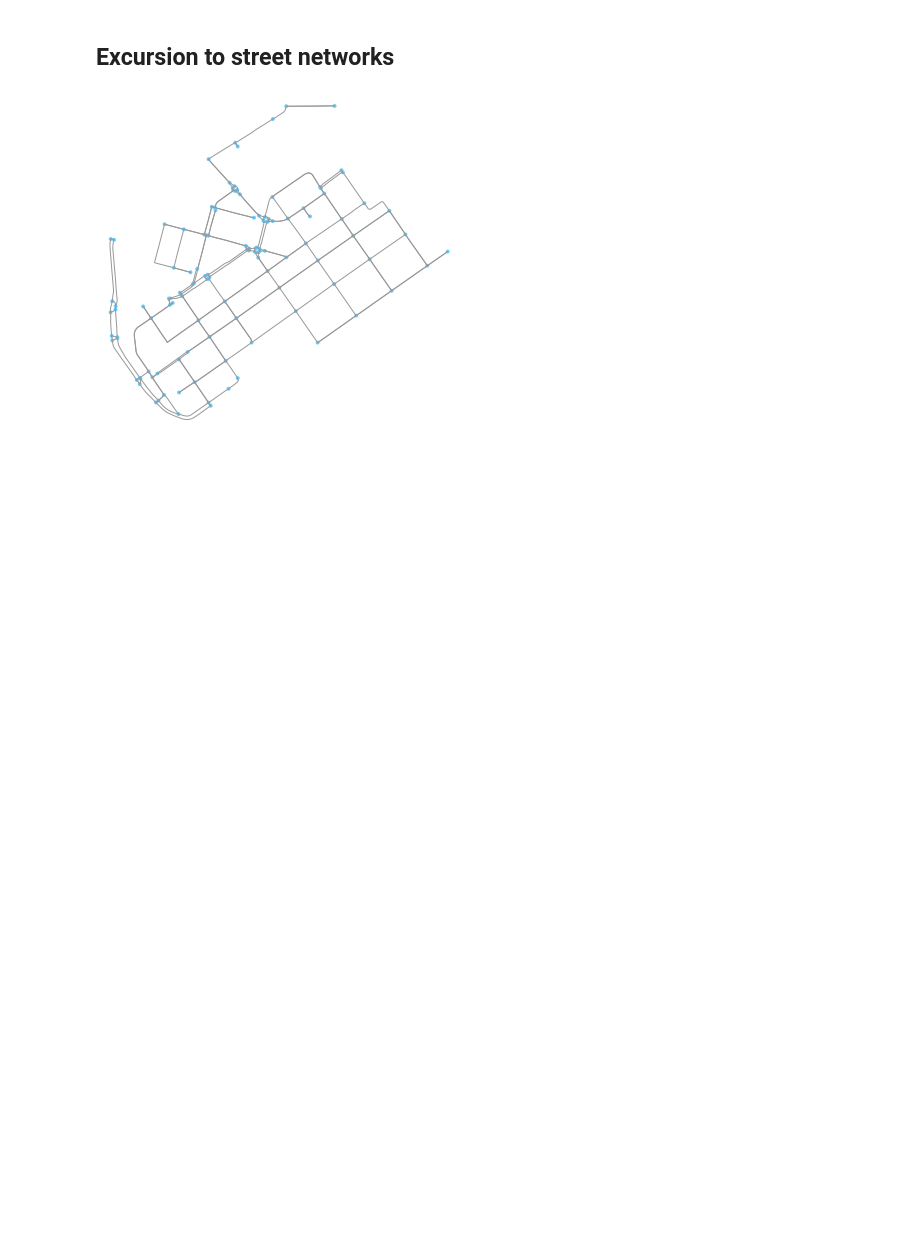
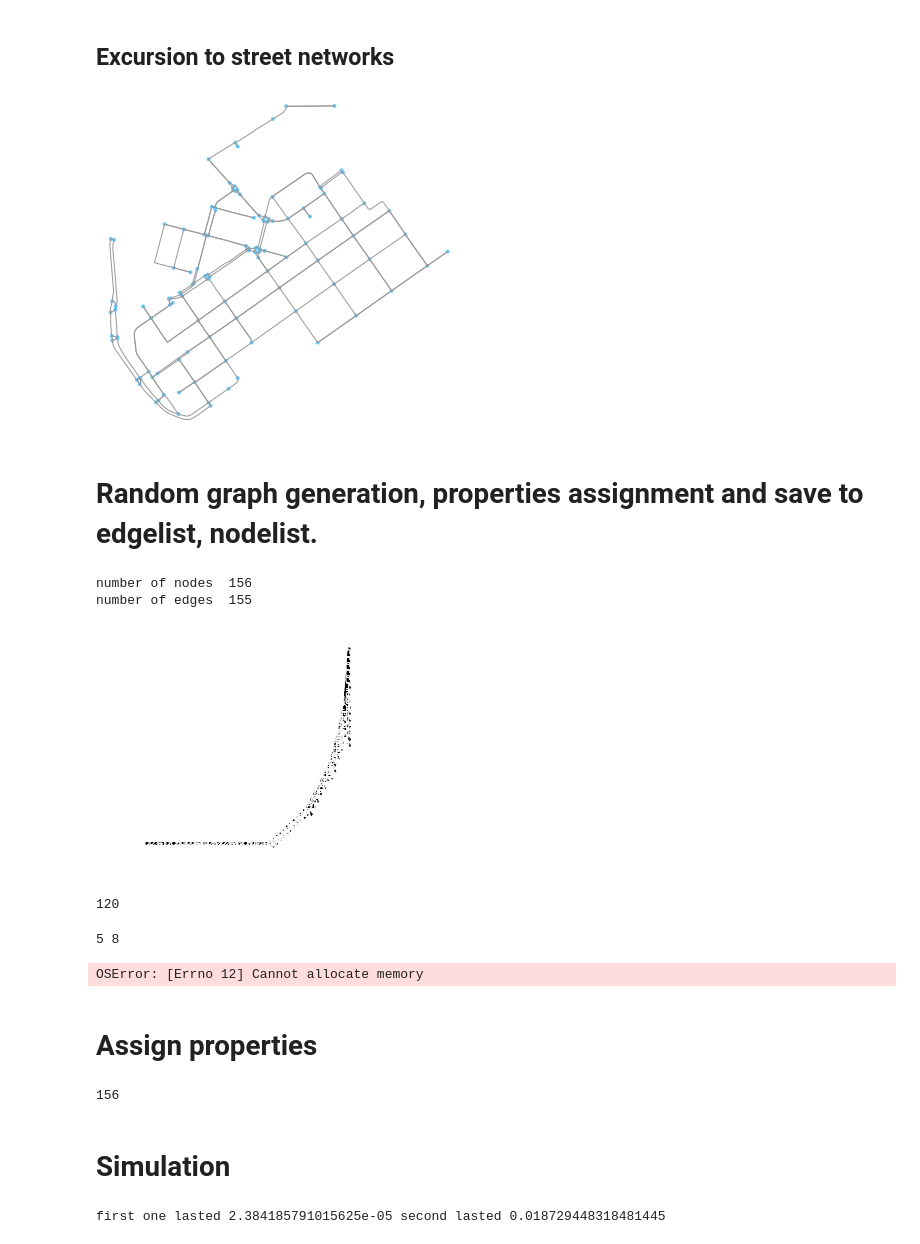
Before and after one commit to jnnr/models_oemof, a Jupyter notebook: DHN_model/DHN_model_prototyping_import_module.ipynb, the cells around one changed output. Drawn from its saved outputs; the diff is of its cells as text; code cells hidden in the pictures; blank space fills up the shorter version.

```diff
--- a/DHN_model/DHN_model_prototyping_import_module.ipynb
+++ b/DHN_model/DHN_model_prototyping_import_module.ipynb
@@ -228,3 +254,57 @@ graph = ox.graph_from_place(place_name, network_type='drive')
 fig, ax = ox.plot_graph(graph)
 # %% [output]
 [figure]
+# %% [markdown]
+# Random graph generation, properties assignment and save to edgelist, nodelist.
+# %%
+def plot_synth_graph(G):
+    figsize = (4, 4)
+    node_sizes = 3
+    node_colors ='k'
+    edge_colors = 'k'
+    edge_width = 2
+    pos = nx.drawing.nx_agraph.graphviz_layout(G, prog='dot', args="-Grankdir=LR") # {node_id: np.array([data['lon'], data['lat']]) for node_id, data in G.nodes(data=True)}
+    fig = plt.figure(figsize=figsize)
+    nodes = nx.draw_networkx_nodes(G, pos, node_size=node_sizes, node_color=node_colors)
+    labels = nx.draw_networkx_labels(G, pos, font_color='w')
+    edges = nx.draw_networkx_edges(G, pos, node_size=node_sizes, arrowstyle='->',
+                                   arrowsize=10, edge_color=edge_colors,
+                                   edge_cmap=plt.cm.hot, width=edge_width)
+
+
+    ax = plt.gca()
+    ax.set_axis_off()
+    plt.show()
+# %%
+G2 = nx.generators.balanced_tree(5,3)
+#plot_synth_graph(G2)
+print('number of nodes ', len(G2.nodes))
+print('number of edges ', len(G2.edges))
+# %% [output]
+number of nodes  156
+number of edges  155
+# %%
+G3 = nx.generators.random_powerlaw_tree(120, tries=1000)
+plot_synth_graph(G3)
+print(len(G3.nodes))
+# %% [output]
+[figure, added]
+120
+# %%
+# lena = 10
+#suma = 2*lena-2
+# degree_seq = np.ones(lena)
+# for i in range(n):
+#     degree_seq[i]
+
+degree_seq = [1,1,2,1,3]
+lena = len(degree_seq)
+suma = sum(degree_seq)
+print(lena, suma)
+G4 = nx.generators.degree_sequence_tree(degree_seq)
+plot_synth_graph(G4)
+# %% [output]
+5 8
+OSError: [Errno 12] Cannot allocate memory
+# %% [markdown]
+# Assign properties
@@ -230,0 +334,18 @@ fig, ax = ox.plot_graph(graph)
+# %%
+len(G2.degree)
+# %% [output]
+156
+# %% [markdown]
+# Simulation
+# %%
+import time
+m_node = create_m_node(G2)
+
+start = time.time()
+#pipe_flows = simulation.hydraulics_known_flows_wo_loops(G2, m_node)
+btw = time.time()
+pipe_flows_v2 = simulation.hydraulics_known_flows_wo_loops_v2(G2, m_node)
+end = time.time()
+print('first one lasted', btw-start, 'second lasted', end-btw)
+# %% [output]
+first one lasted 2.384185791015625e-05 second lasted 0.018729448318481445
```
Also changed, not shown: parts of 20 cells of this notebook, 1 other file.
